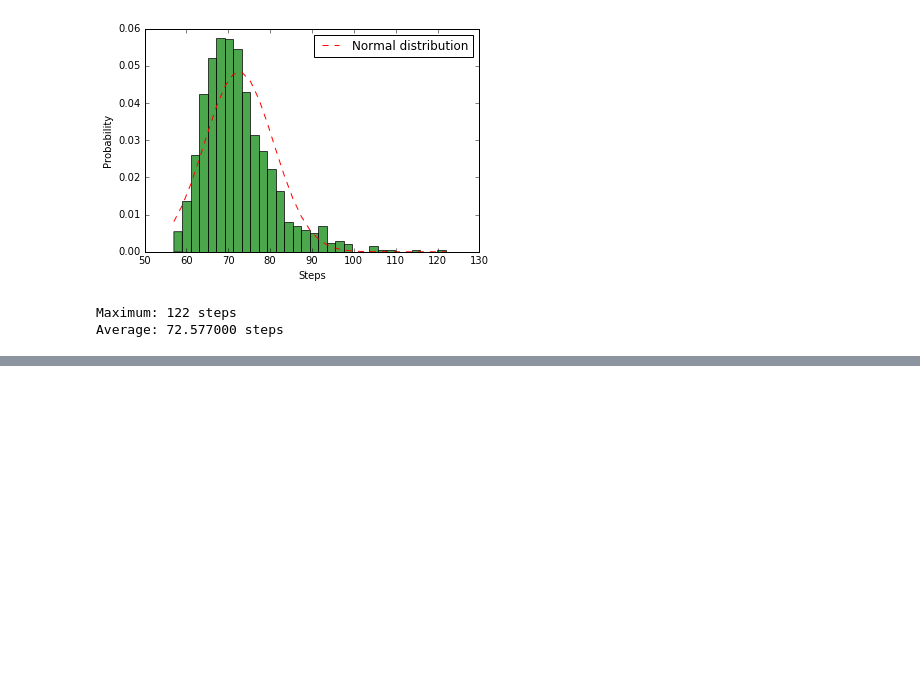
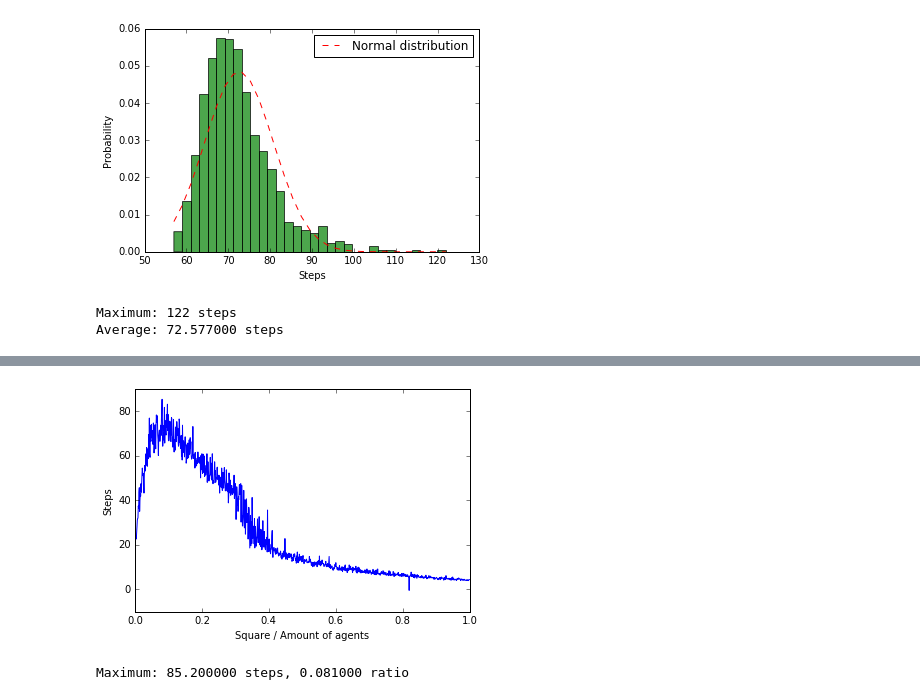
Before and after one commit to Zhuikov/predator-prey, a Jupyter notebook: notebooks/ModelLaunchExample.ipynb, the cells around one changed output, grey strips where cells are left out. Cells and saved outputs as stored; diff of their text form; code cells hidden in the pictures; blank space fills up the shorter version.

Commit message:
add new plot

```diff
--- a/notebooks/ModelLaunchExample.ipynb
+++ b/notebooks/ModelLaunchExample.ipynb
@@ -83,0 +86,9 @@ Average: 72.577000 steps
+# %%
+steps = []
+number = 1000
+
+for i in range(1, 1 + number):
+    lst = []
+    for n in range(0, 5):
+        lst.append(start_model("S", 100, 100, 5000/number * i, 5000/number * i, n))
+    steps.append(lst)
@@ -83,0 +97,23 @@ Average: 72.577000 steps
+# %%
+data = []
+for lst in steps:
+    data.append(sum(lst)/len(lst))
+
+t = np.arange(1/number, 1/number + 1, 1/number)
+
+ratio = 0
+maximum = 0
+for i in range(0, len(data)):
+    if data[i] > maximum:
+        maximum = data[i]
+        ratio = t[i]
+
+plt.plot(t, data, label="Lifetime")
+plt.xlabel("Square / Amount of agents")
+plt.ylabel("Steps")
+plt.show()
+
+print("Maximum: %f steps, %f ratio" % (maximum, ratio))
+# %% [output]
+[figure, added]
+Maximum: 85.200000 steps, 0.081000 ratio
```
Also changed, not shown: parts of 2 cells of this notebook.
